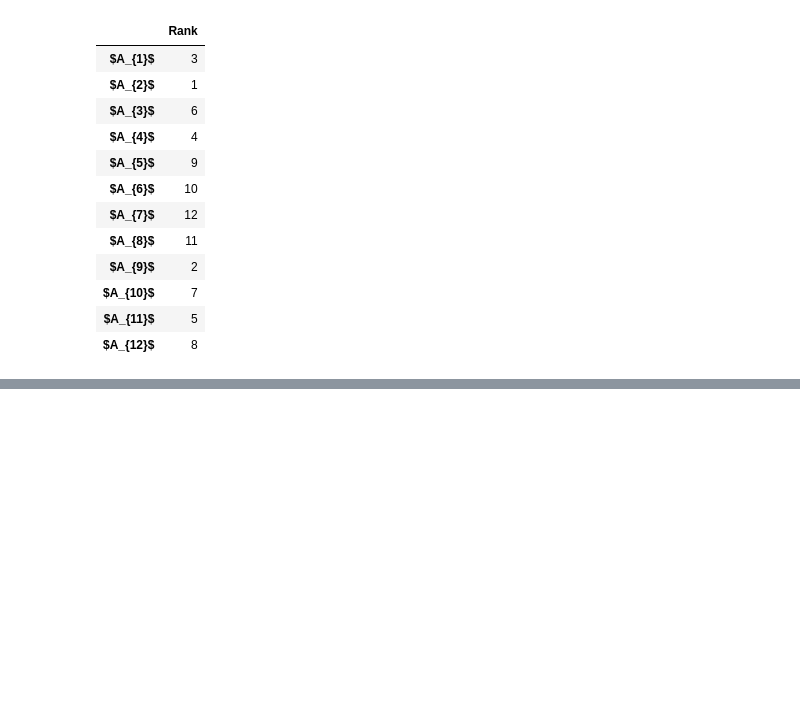
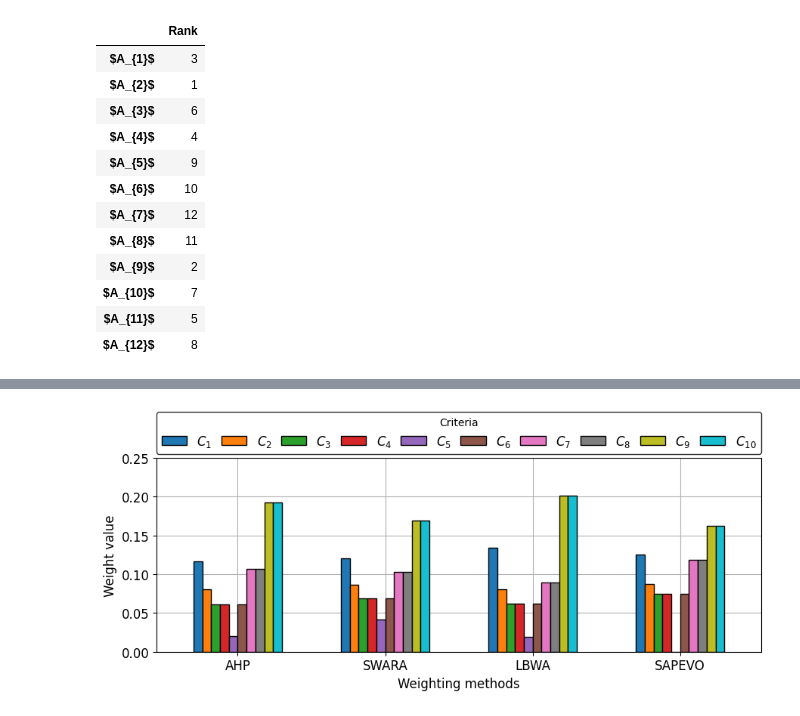
Before and after one commit to energyinpython/crispyn, a Jupyter notebook: docs/example.ipynb, the cells around one changed output, grey strips where cells are left out. Drawn from its saved outputs; the diff is of its cells as text; code cells hidden in the pictures; blank space fills up the shorter version.

```diff
--- a/docs/example.ipynb
+++ b/docs/example.ipynb
@@ -562,0 +877,4 @@ rank_scores_df
+# %%
+plot_barplot_stacked(df_weights.T, stacked = False)
+# %% [output]
+[figure, added]
```
Also changed, not shown: parts of 30 cells of this notebook, 42 other files.
